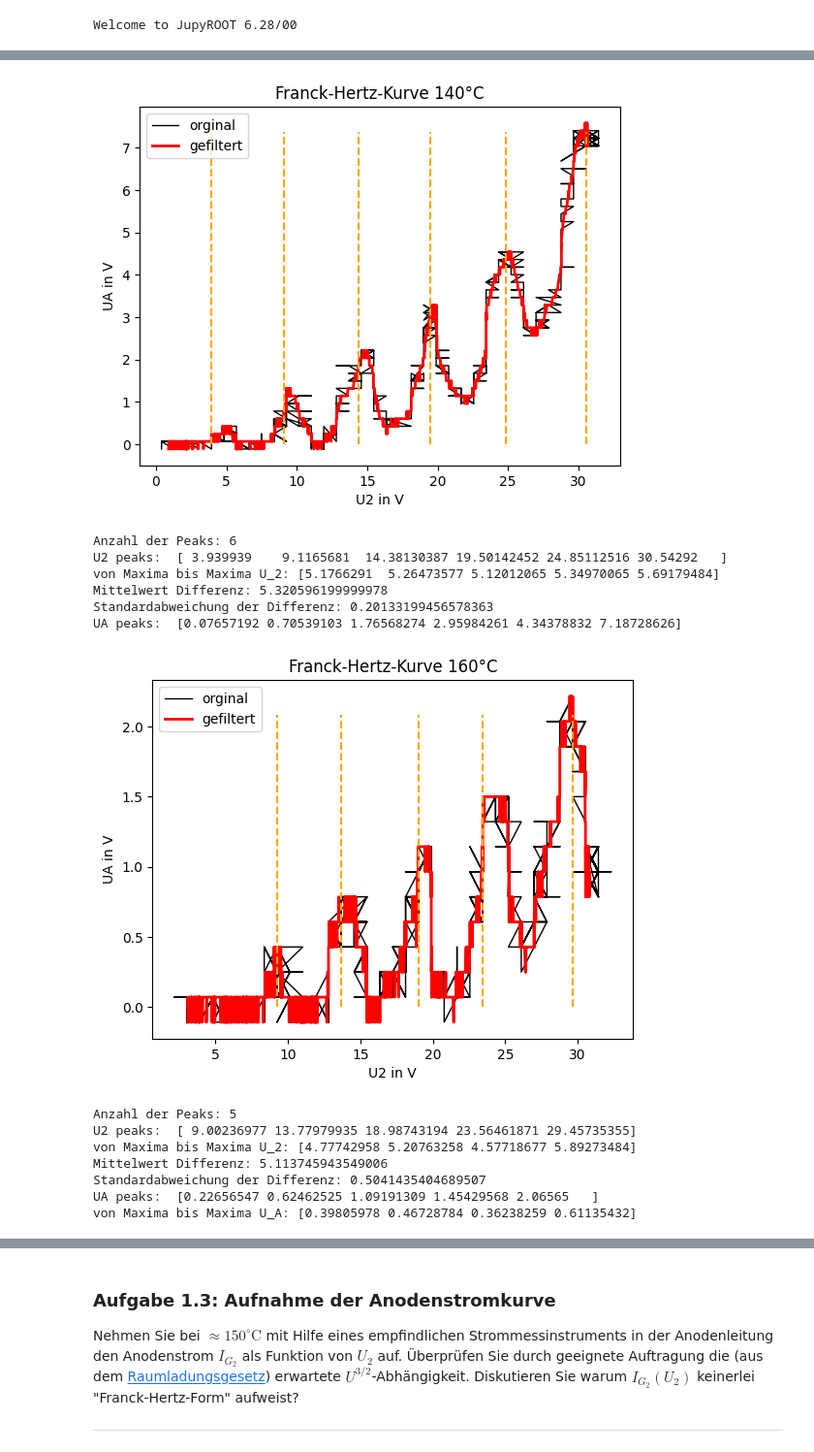
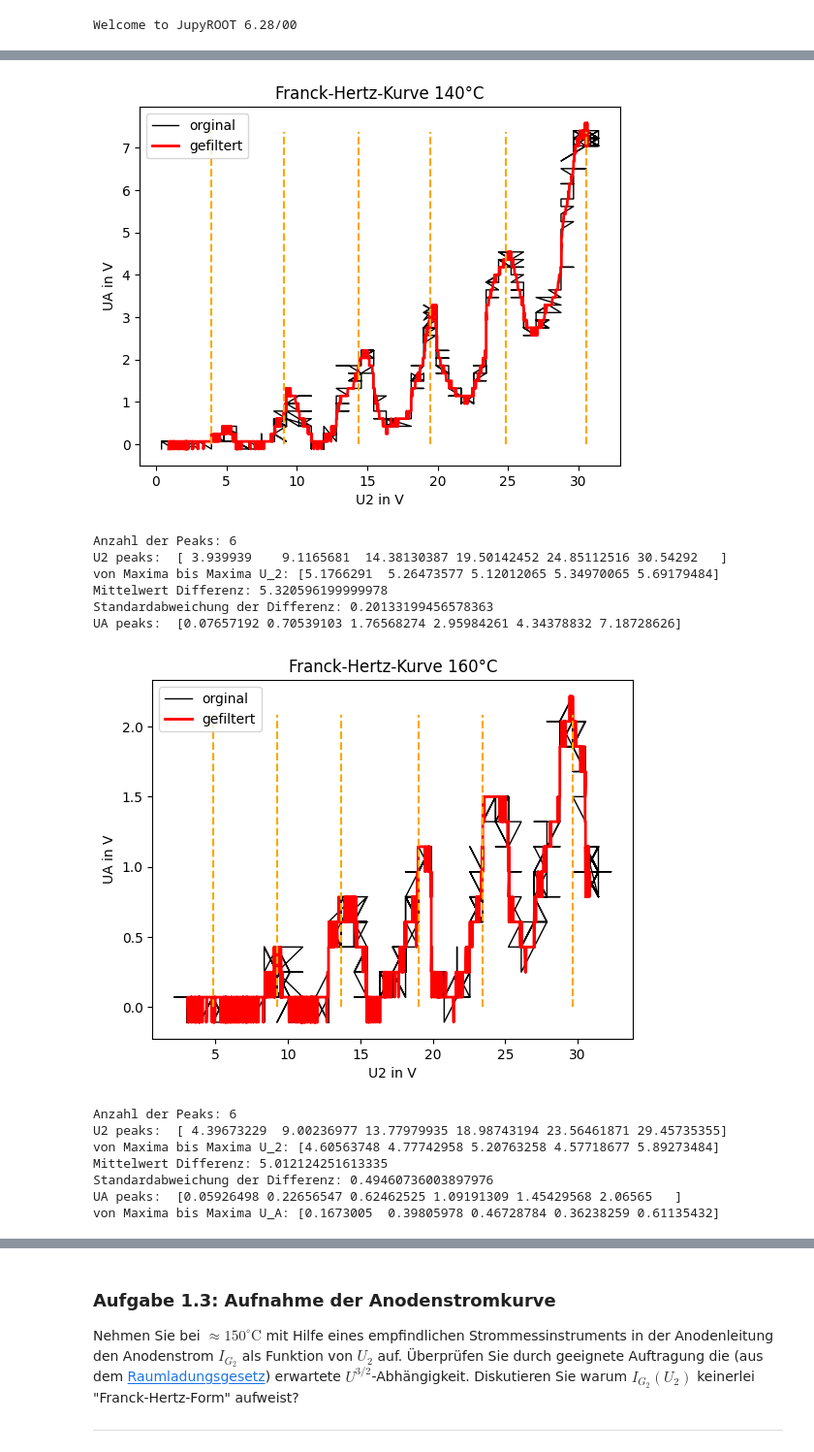
Before and after one commit to thexwon/Praktikum2KlassPhysKIT, a Jupyter notebook: Franck_Hertz_Versuch/Franck_Hertz_Versuch.ipynb, the cells around one changed output, grey strips where cells are left out. Shown at 97% size. Cells and saved outputs as stored; diff of their text form; code cells hidden in the pictures.

```diff
--- a/Franck_Hertz_Versuch/Franck_Hertz_Versuch.ipynb
+++ b/Franck_Hertz_Versuch/Franck_Hertz_Versuch.ipynb
@@ -254,7 +254,7 @@ UA_140_peaks = ppk.convolutionPeakfinder(UA_140_glatt, width=230)
 UA_160_peaks = ppk.convolutionPeakfinder(UA_160_glatt, width=400)
 UA_120_peaks = UA_120_peaks[:3]
 UA_140_peaks = UA_140_peaks[:-7]
-UA_160_peaks = UA_160_peaks[2:-7]
+UA_160_peaks = UA_160_peaks[1:-7]
 
 
 plt.plot(U2_120, UA_120, c='black', lw=1, label='orginal')  # Daten plotten
@@ -335,38 +335,38 @@ for peak in UA_160_peaks:
     currentu160_A=UA_160_glatt[peak]
 plt.xlabel('U2 in V')
 plt.ylabel('UA in V')
 plt.legend()
 plt.show()
 diffA_160=diffA_160[1:]
 diff2_160=diff2_160[1:]
 print('Anzahl der Peaks:',len(UA_160_peaks))
 print('U2 peaks: ',U2_160_glatt[UA_160_peaks])
 print('von Maxima bis Maxima U_2:',diff2_160)
 print('Mittelwert Differenz:',np.mean(diff2_160))     #Mittelwert
 print('Standardabweichung der Differenz:',np.sqrt(np.var(diff2_160)))#Standardabweichung
 print('UA peaks: ',UA_160_glatt[UA_160_peaks])
 print('von Maxima bis Maxima U_A:',diffA_160)
 # %% [output]
 [figure]
 Anzahl der Peaks: 3
 U2 peaks:  [ 5.66974359 11.5089761  16.4844622 ]
 von Maxima bis Maxima U_2: [5.83923251 4.9754861 ]
 Mittelwert Differenz: 5.407359304878093
 Standardabweichung der Differenz: 0.4318732073170368
 UA peaks:  [0.17464463 1.93873242 4.07264616]
 von Maxima bis Maxima U_A: [1.76408779 2.13391374]
 [figure]
 Anzahl der Peaks: 6
 U2 peaks:  [ 3.939939    9.1165681  14.38130387 19.50142452 24.85112516 30.54292   ]
 von Maxima bis Maxima U_2: [5.1766291  5.26473577 5.12012065 5.34970065 5.69179484]
 Mittelwert Differenz: 5.320596199999978
 Standardabweichung der Differenz: 0.20133199456578363
 UA peaks:  [0.07657192 0.70539103 1.76568274 2.95984261 4.34378832 7.18728626]
-[figure, old version]
+[figure, new version]
-Anzahl der Peaks: 5
-U2 peaks:  [ 9.00236977 13.77979935 18.98743194 23.56461871 29.45735355]
-von Maxima bis Maxima U_2: [4.77742958 5.20763258 4.57718677 5.89273484]
-Mittelwert Differenz: 5.113745943549006
-Standardabweichung der Differenz: 0.5041435404689507
-UA peaks:  [0.22656547 0.62462525 1.09191309 1.45429568 2.06565   ]
-von Maxima bis Maxima U_A: [0.39805978 0.46728784 0.36238259 0.61135432]
+Anzahl der Peaks: 6
+U2 peaks:  [ 4.39673229  9.00236977 13.77979935 18.98743194 23.56461871 29.45735355]
+von Maxima bis Maxima U_2: [4.60563748 4.77742958 5.20763258 4.57718677 5.89273484]
+Mittelwert Differenz: 5.012124251613335
+Standardabweichung der Differenz: 0.49460736003897976
+UA peaks:  [0.05926498 0.22656547 0.62462525 1.09191309 1.45429568 2.06565   ]
+von Maxima bis Maxima U_A: [0.1673005  0.39805978 0.46728784 0.36238259 0.61135432]
```
Also changed, not shown: parts of 9 cells of this notebook.
